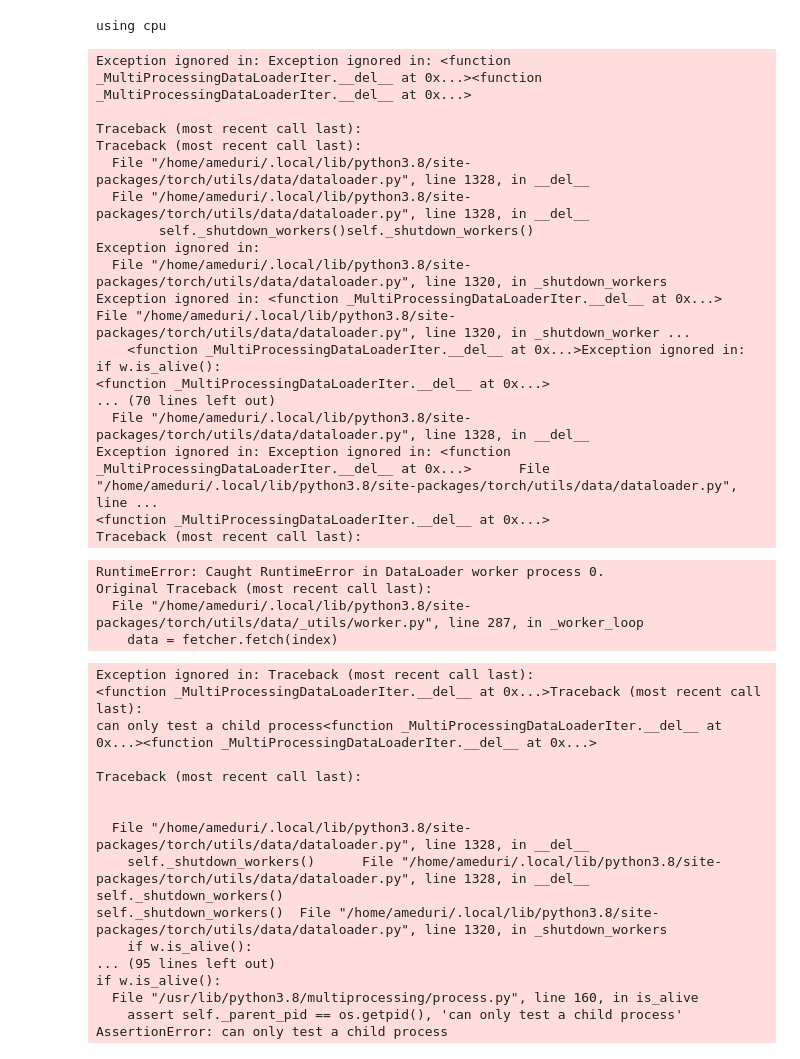
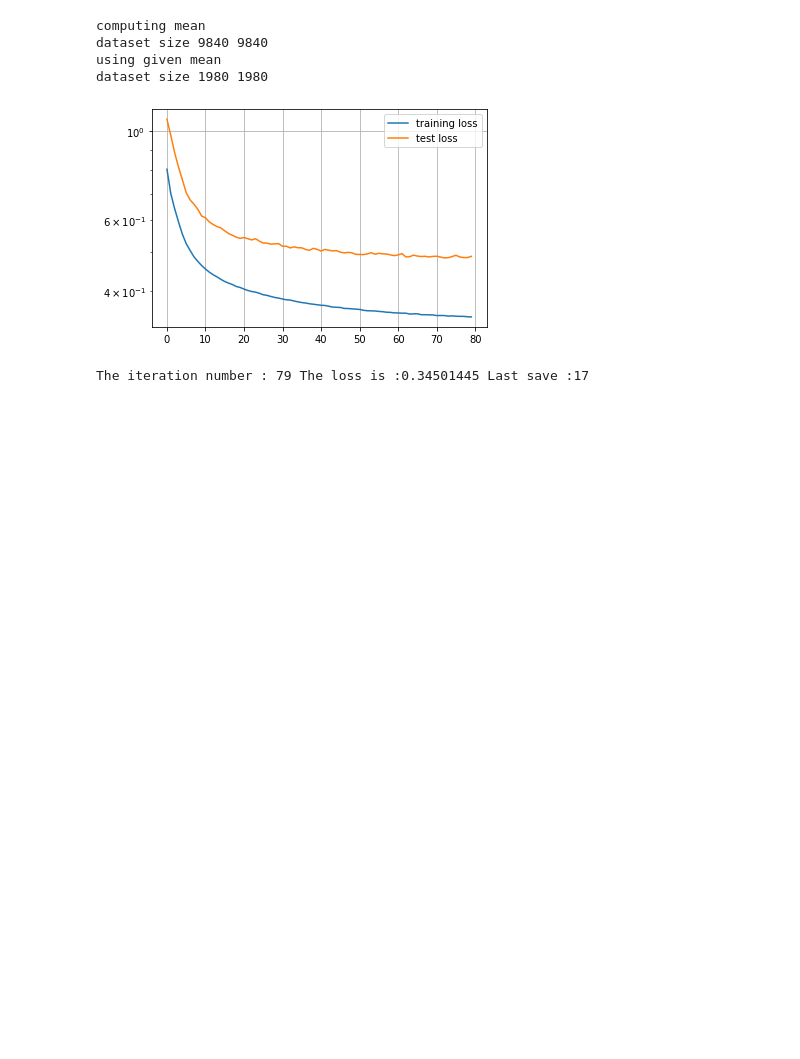
Before and after one commit to machines-in-motion/ioc_qp, a Jupyter notebook: notebooks/weight_learning.ipynb, the cells around one changed output. Saved outputs shown, nothing was run; the diff lists cells and outputs as text; code cells hidden in the pictures; blank space fills up the shorter version.

```diff
--- a/notebooks/weight_learning.ipynb
+++ b/notebooks/weight_learning.ipynb
@@ -72,9 +93,9 @@ class Net(torch.nn.Module):
 
     def __init__(self, inp_size, out_size):
         super(Net, self).__init__()
-        self.fc1 = torch.nn.Linear(inp_size, 512)
-        self.fc2 = torch.nn.Linear(512, 512)
-        self.out = torch.nn.Linear(512, out_size)
+        self.fc1 = torch.nn.Linear(inp_size, 256)
+        self.fc2 = torch.nn.Linear(256, 256)
+        self.out = torch.nn.Linear(256, out_size)
 
     def forward(self, x):
 
@@ -91,27 +112,32 @@ else:
 
 lr = 1.0e-3
 eps = 1000
-indices = [5]
-test_indices = [4]
+indices = [3]
+test_indices = [1]
 
 train_dataset = WeightDataSet(indices)
 mean, std = train_dataset.get_mean_std()
 inp, out = train_dataset.get_nn_size()
+test_dataset = WeightDataSet(test_indices, mean = mean, std = std)
 
 net = Net(inp, out)
-net_name = "model1"
+net_name = "model2"
 
 # net.load_state_dict(torch.load("./models/" + net_name))
 net = net.to(device)
 optimizer = torch.optim.Adam(net.parameters(), lr=lr)
-loss = torch.nn.L1Loss() #torch.nn.MSELoss() #torch.nn.HuberLoss()
+# loss = torch.nn.L1Loss() #torch.nn.HuberLoss()
+loss = torch.nn.MSELoss()
 
 data = DataLoader(train_dataset, \
                   batch_size = 64, num_workers = 12, shuffle=True)
-test = DataLoader(WeightDataSet(test_indices, mean = mean, std = std), \
-                  batch_size = 64, num_workers = 12, shuffle=True)
+test = DataLoader(test_dataset, \
+                  batch_size = 128, num_workers = 12, shuffle=True)
 # %% [output]
-using cpu
+computing mean
+dataset size 9840 9840
+using given mean
+dataset size 1980 1980
 # %%
 best_loss = 1e3
 last_save = 0
@@ -120,6 +146,7 @@ test_arr = []
 for i in range(eps):
     m_e = []
     for x_train_batch, y_train_batch in data:
+        x_train_batch[:,7:14] += 0.01*torch.randn(x_train_batch[:,7:14].shape)
         x_train_gpu = x_train_batch.to(device)
         y_train_gpu = y_train_batch.to(device)
         y_pred = net(x_train_gpu)
@@ -136,74 +163,38 @@ for i in range(eps):
     for x_test_batch, y_test_batch in test:
         x_test_gpu = x_test_batch.to(device)
         y_test_gpu = y_test_batch.to(device)
         y_pred = net(x_test_gpu)
         error = loss(y_pred, y_test_gpu)
         t_e.append(error.cpu().detach().numpy())
 
     t_error = np.mean(t_e)
     test_arr.append(t_error)
 
     #plotting
     plt.plot(loss_arr, label = "training loss")
     plt.plot(test_arr, label = "test loss")
 
     plt.yscale("log")
     plt.grid()
     plt.legend()
     clear_output(wait=True)
     plt.show()
 
     print("The iteration number : " + str(i) + " The loss is :" + str(m_error) + \
                           " Last save :"  + str(last_save), end='\r', flush  = True)
 
 
-    if best_loss > m_error:
+    if best_loss > t_error:
         last_save = i
-        torch.save(net.state_dict(), "./models/" + net_name)
+        torch.save(net.state_dict(), "../models/" + net_name)
         best_loss = m_error
-    if i == 2:
-        optimizer = torch.optim.Adam(net.parameters(), lr=lr/10)
-    if i == 70:
-        optimizer = torch.optim.Adam(net.parameters(), lr=lr/20)
+#     if i == 200:
+#         optimizer = torch.optim.Adam(net.parameters(), lr=lr/10)
+#     if i == 400:
+#         optimizer = torch.optim.Adam(net.parameters(), lr=lr/20)
 
 
 torch.save(net.state_dict(), "./models/" + net_name)
 # %% [output]
+[figure, added]
-Exception ignored in: Exception ignored in: <function _MultiProcessingDataLoaderIter.__del__ at 0x...><function _MultiProcessingDataLoaderIter.__del__ at 0x...>
-
-Traceback (most recent call last):
-Traceback (most recent call last):
-  File "/home/ameduri/.local/lib/python3.8/site-packages/torch/utils/data/dataloader.py", line 1328, in __del__
-  File "/home/ameduri/.local/lib/python3.8/site-packages/torch/utils/data/dataloader.py", line 1328, in __del__
-        self._shutdown_workers()self._shutdown_workers()
-Exception ignored in:
-  File "/home/ameduri/.local/lib/python3.8/site-packages/torch/utils/data/dataloader.py", line 1320, in _shutdown_workers
-Exception ignored in: <function _MultiProcessingDataLoaderIter.__del__ at 0x...>  File "/home/ameduri/.local/lib/python3.8/site-packages/torch/utils/data/dataloader.py", line 1320, in _shutdown_worker ...
-    <function _MultiProcessingDataLoaderIter.__del__ at 0x...>Exception ignored in: if w.is_alive():
-<function _MultiProcessingDataLoaderIter.__del__ at 0x...>
-... (70 lines left out)
-  File "/home/ameduri/.local/lib/python3.8/site-packages/torch/utils/data/dataloader.py", line 1328, in __del__
-Exception ignored in: Exception ignored in: <function _MultiProcessingDataLoaderIter.__del__ at 0x...>      File "/home/ameduri/.local/lib/python3.8/site-packages/torch/utils/data/dataloader.py", line ...
-<function _MultiProcessingDataLoaderIter.__del__ at 0x...>
-Traceback (most recent call last):
+The iteration number : 79 The loss is :0.34501445 Last save :17
-RuntimeError: Caught RuntimeError in DataLoader worker process 0.
-Original Traceback (most recent call last):
-  File "/home/ameduri/.local/lib/python3.8/site-packages/torch/utils/data/_utils/worker.py", line 287, in _worker_loop
-    data = fetcher.fetch(index)
-Exception ignored in: Traceback (most recent call last):
-<function _MultiProcessingDataLoaderIter.__del__ at 0x...>Traceback (most recent call last):
-can only test a child process<function _MultiProcessingDataLoaderIter.__del__ at 0x...><function _MultiProcessingDataLoaderIter.__del__ at 0x...>
-
-Traceback (most recent call last):
-
-
-  File "/home/ameduri/.local/lib/python3.8/site-packages/torch/utils/data/dataloader.py", line 1328, in __del__
-    self._shutdown_workers()      File "/home/ameduri/.local/lib/python3.8/site-packages/torch/utils/data/dataloader.py", line 1328, in __del__
-self._shutdown_workers()
-self._shutdown_workers()  File "/home/ameduri/.local/lib/python3.8/site-packages/torch/utils/data/dataloader.py", line 1320, in _shutdown_workers
-    if w.is_alive():
-... (95 lines left out)
-if w.is_alive():
-  File "/usr/lib/python3.8/multiprocessing/process.py", line 160, in is_alive
-    assert self._parent_pid == os.getpid(), 'can only test a child process'
-AssertionError: can only test a child process
```
Also changed, not shown: parts of 8 cells of this notebook, 6 other files.
